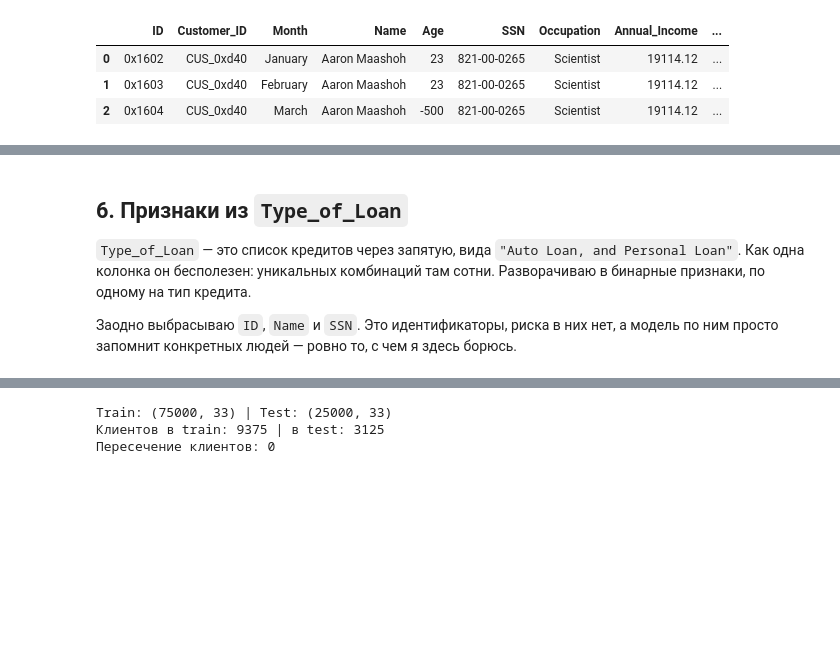
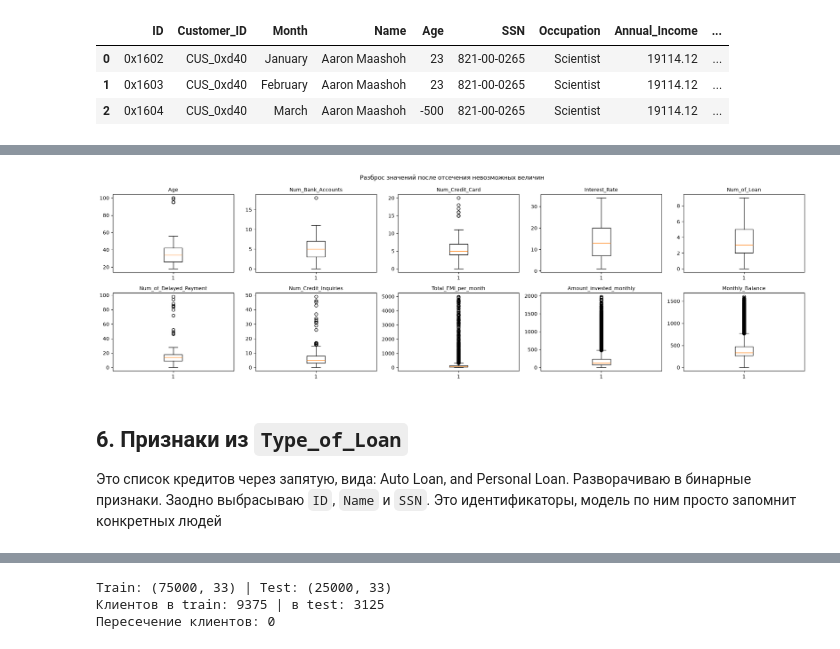
Before and after one commit to sakuta02/credit-score-group-leakage, a Jupyter notebook: credit_score_research.ipynb, the cells around one changed output, grey strips where cells are left out. Drawn from its saved outputs; the diff is of its cells as text; code cells hidden in the pictures; blank space fills up the shorter version.

```diff
--- a/credit_score_research.ipynb
+++ b/credit_score_research.ipynb
@@ -233,12 +239,20 @@ df[list(limits)].describe().T
 | Total_EMI_per_month | 97012.0 | 111.983968 | 180.676679 | 0.00000 | 29.371497 | 66.603729 | 147.792533 | 4991.000000 |
 | Amount_invested_monthly | 91216.0 | 195.539456 | 199.564527 | 0.00000 | 72.236692 | 128.954538 | 236.815814 | 1977.326102 |
 | Monthly_Balance | 98791.0 | 402.551258 | 213.925499 | 0.00776 | 270.106630 | 336.731225 | 470.262938 | 1602.040519 |
+# %%
+fig, axes = plt.subplots(2, 5, figsize=(20, 6))
+for col, ax in zip(limits, axes.ravel()):
+    ax.boxplot(df[col].dropna())
+    ax.set_title(col, fontsize=10)
+fig.suptitle("Разброс значений после отсечения невозможных величин")
+plt.tight_layout()
+plt.show()
+# %% [output]
+[figure, added]
 # %% [markdown]
 ## 6. Признаки из `Type_of_Loan`
 
-`Type_of_Loan` — это список кредитов через запятую, вида `"Auto Loan, and Personal Loan"`. Как одна колонка он бесполезен: уникальных комбинаций там сотни. Разворачиваю в бинарные признаки, по одному на тип кредита.
-
-Заодно выбрасываю `ID`, `Name` и `SSN`. Это идентификаторы, риска в них нет, а модель по ним просто запомнит конкретных людей — ровно то, с чем я здесь борюсь.
+Это список кредитов через запятую, вида: Auto Loan, and Personal Loan. Разворачиваю в бинарные признаки. Заодно выбрасываю `ID`, `Name` и `SSN`. Это идентификаторы, модель по ним просто запомнит конкретных людей
 # %%
 loan_types = ["Auto Loan", "Credit-Builder Loan", "Personal Loan", "Home Equity Loan",
               "Mortgage Loan", "Student Loan", "Debt Consolidation Loan",
```
Also changed, not shown: parts of 27 cells of this notebook.
